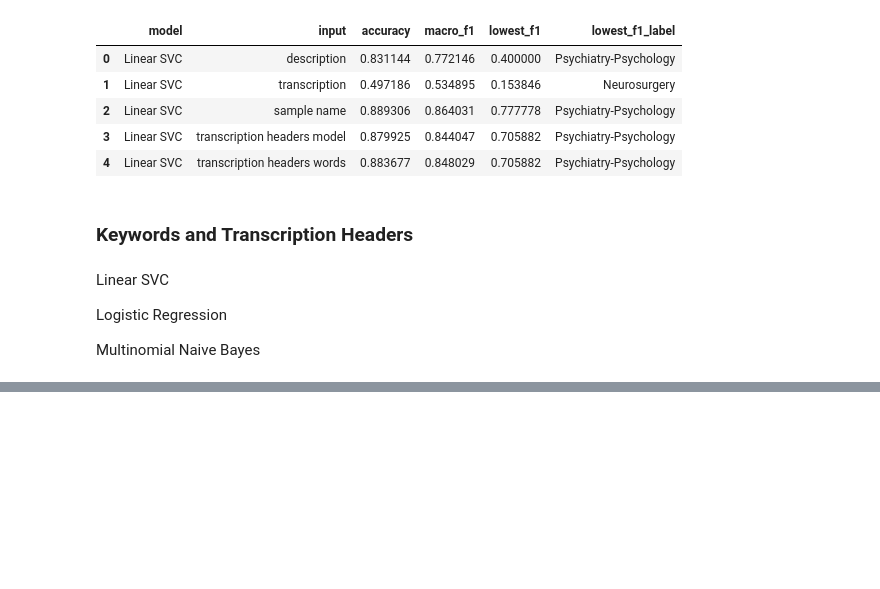
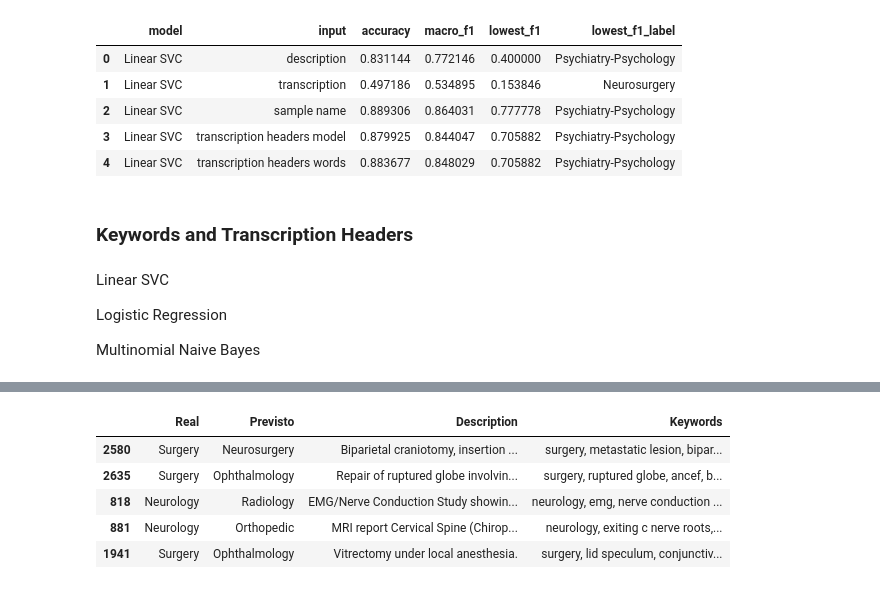
Before and after one commit to ArturKrys/clinical-specialty-classifier, a Jupyter notebook: Testing/Manual/03_data_analysis.ipynb, the cells around one changed output, grey strips where cells are left out. Drawn from its saved outputs; the diff is of its cells as text; code cells hidden in the pictures; blank space fills up the shorter version.

```diff
--- a/Testing/Manual/03_data_analysis.ipynb
+++ b/Testing/Manual/03_data_analysis.ipynb
@@ -238,0 +290,16 @@ com keywords: 0.9192825112107623 | sem keywords: 0.08045977011494253
+# %%
+df_erros_com_kw = pd.DataFrame({
+    'Real': y_valid.loc[indices_erros_com_kw],
+    'Previsto': predict_combined[errado & ~sem_kw], # Atenção: certifica-te que o pred está alinhado com a máscara
+    'Description': df.loc[indices_erros_com_kw, 'description'],
+    'Keywords': df.loc[indices_erros_com_kw, 'keywords']
+})
+
+df_erros_com_kw
+# %% [output]
+|  | Real | Previsto | Description | Keywords |
+| 2580 | Surgery | Neurosurgery | Biparietal craniotomy, insertion ... | surgery, metastatic lesion, bipar... |
+| 2635 | Surgery | Ophthalmology | Repair of ruptured globe involvin... | surgery, ruptured globe, ancef, b... |
+| 818 | Neurology | Radiology | EMG/Nerve Conduction Study showin... | neurology, emg, nerve conduction ... |
+| 881 | Neurology | Orthopedic | MRI report Cervical Spine (Chirop... | neurology, exiting c nerve roots,... |
+| 1941 | Surgery | Ophthalmology | Vitrectomy under local anesthesia. | surgery, lid speculum, conjunctiv... |
```
Also changed, not shown: parts of 6 cells of this notebook.
